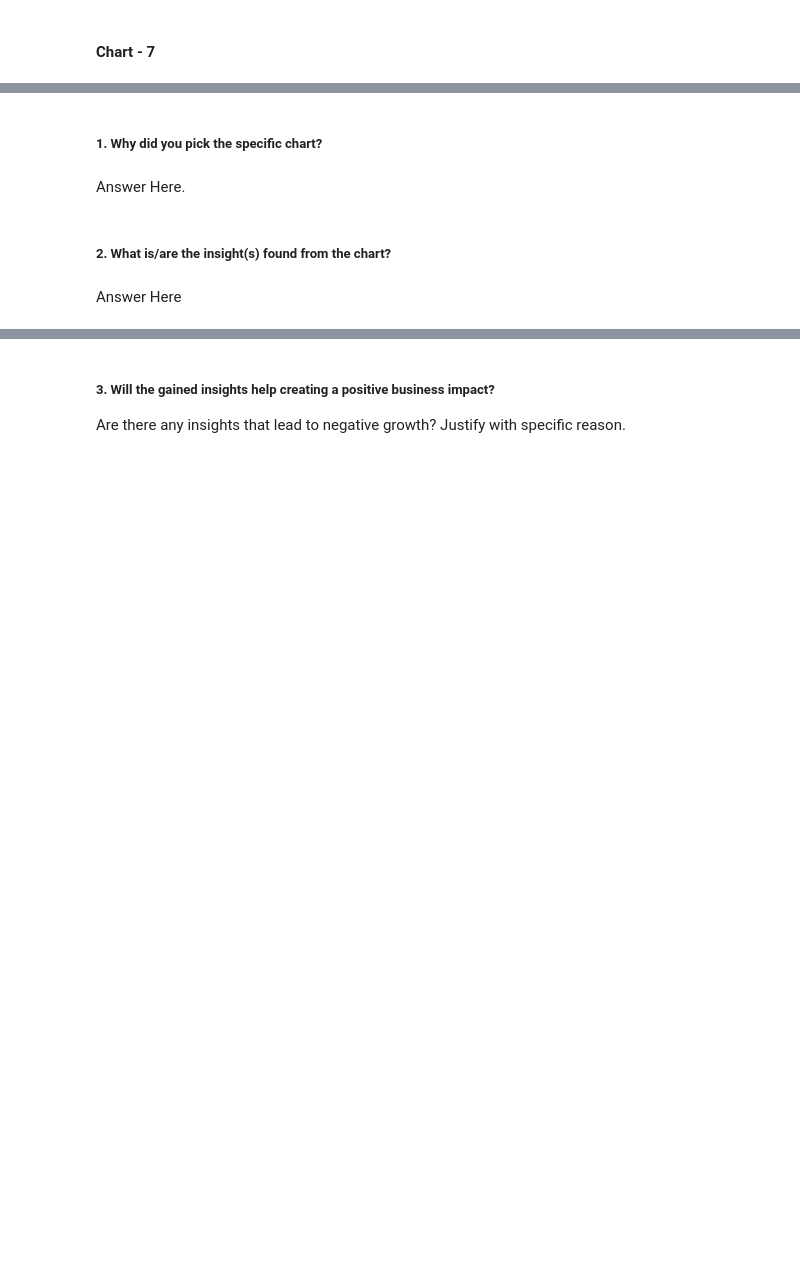
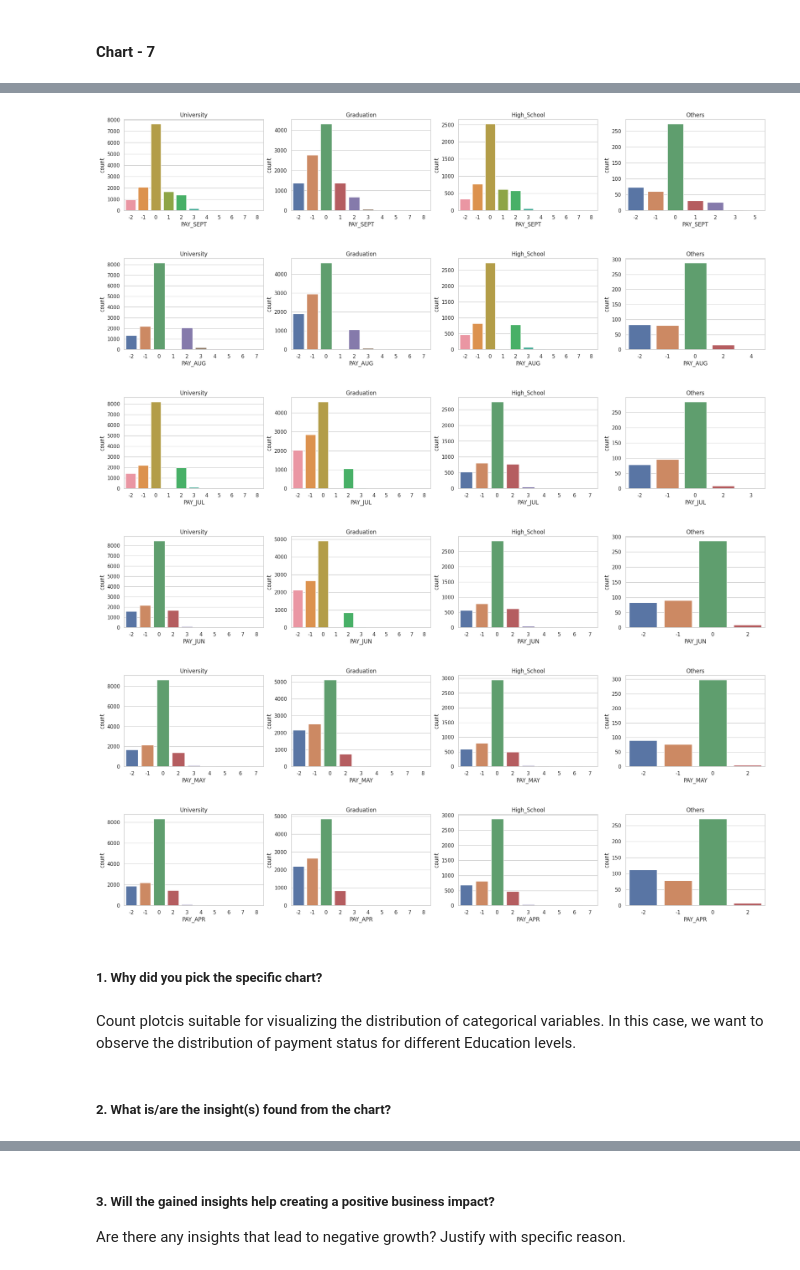
Before and after one commit to subhashsomarouthu/Credit_Card_Default_Prediction, a Jupyter notebook: Credit_Card_Default_Prediction.ipynb, the cells around one changed output, grey strips where cells are left out. Cells and saved outputs as stored; diff of their text form; code cells hidden in the pictures; blank space fills up the shorter version.

```diff
--- a/Credit_Card_Default_Prediction.ipynb
+++ b/Credit_Card_Default_Prediction.ipynb
@@ -658,8 +692,29 @@ Answer Here
+# %%
+# Chart - 7 visualization code
+
+
+# Distribution of education v/s repayment status
+i=1
+pay_cols = ['PAY_SEPT', 'PAY_AUG', 'PAY_JUL', 'PAY_JUN', 'PAY_MAY', 'PAY_APR']
+for status in pay_cols:
+  plt.figure(figsize=(25,25))
+  for cat in df_copy['EDUCATION'].unique():
+    df_temp = df_copy[df_copy['EDUCATION']==cat]
+    plt.subplot(6,4,i)
+    plt.gca().title.set_text(cat)
+    sns.countplot(data=df_temp, x=status)
+    i=i+1
+  plt.show()
+# %% [output]
+[figure, added]
+[figure, added]
+[figure, added]
+[figure, added]
+[figure, added]
+[figure, added]
 # %% [markdown]
 ##### 1. Why did you pick the specific chart?
-# %% [markdown]
-Answer Here.
+# %% [markdown]
+Count plotcis suitable for visualizing the distribution of categorical variables. In this case, we want to observe the distribution of payment status for different Education levels.
 # %% [markdown]
 ##### 2. What is/are the insight(s) found from the chart?
-# %% [markdown]
-Answer Here
```
Also changed, not shown: parts of 55 cells of this notebook.
